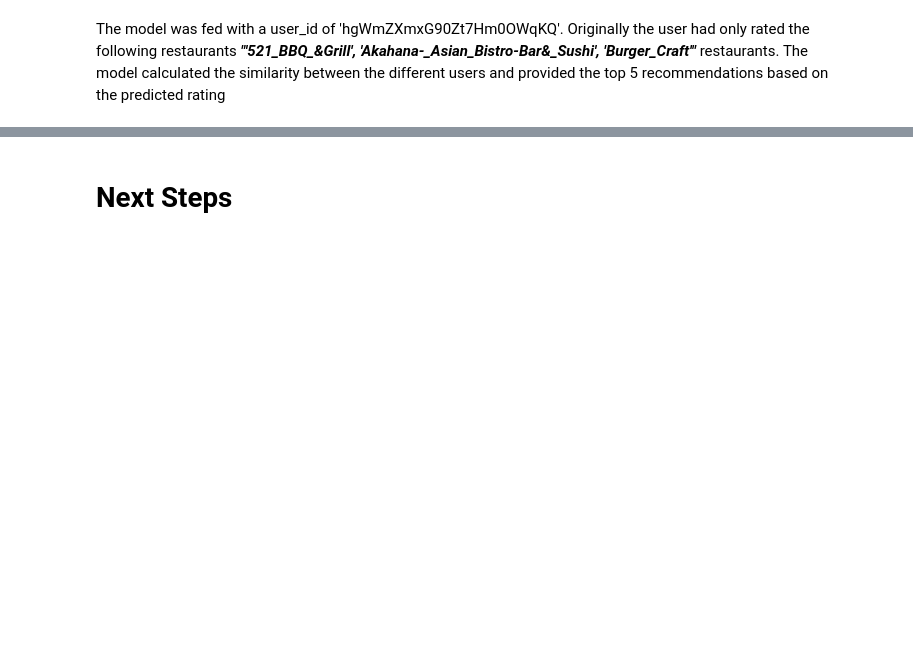
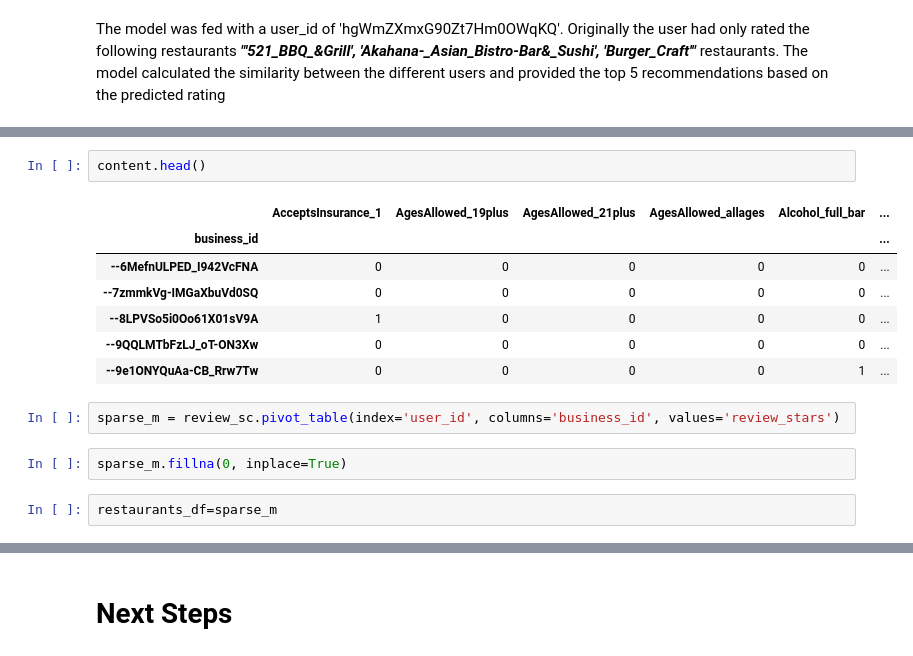
Before and after one commit to Ajinth/Recommender-System, a Jupyter notebook: Code/Yelp_Recommender_System.ipynb, the cells around one changed output, grey strips where cells are left out. Cells and saved outputs as stored; diff of their text form; blank space fills up the shorter version.

```diff
--- a/Code/Yelp_Recommender_System.ipynb
+++ b/Code/Yelp_Recommender_System.ipynb
@@ -1002,0 +1119,16 @@ The model was fed with a user_id of 'hgWmZXmxG90Zt7Hm0OWqKQ'. Originally the use
+# %%
+content.head()
+# %% [output]
+|  | AcceptsInsurance_1 | AgesAllowed_19plus | AgesAllowed_21plus | AgesAllowed_allages | Alcohol_full_bar | ... |
+| business_id |  |  |  |  |  | ... |
+| --6MefnULPED_I942VcFNA | 0 | 0 | 0 | 0 | 0 | ... |
+| --7zmmkVg-IMGaXbuVd0SQ | 0 | 0 | 0 | 0 | 0 | ... |
+| --8LPVSo5i0Oo61X01sV9A | 1 | 0 | 0 | 0 | 0 | ... |
+| --9QQLMTbFzLJ_oT-ON3Xw | 0 | 0 | 0 | 0 | 0 | ... |
+| --9e1ONYQuAa-CB_Rrw7Tw | 0 | 0 | 0 | 0 | 1 | ... |
+# %%
+sparse_m = review_sc.pivot_table(index='user_id', columns='business_id', values='review_stars')
+# %%
+sparse_m.fillna(0, inplace=True)
+# %%
+restaurants_df=sparse_m
```
Also changed, not shown: parts of 64 cells of this notebook.
